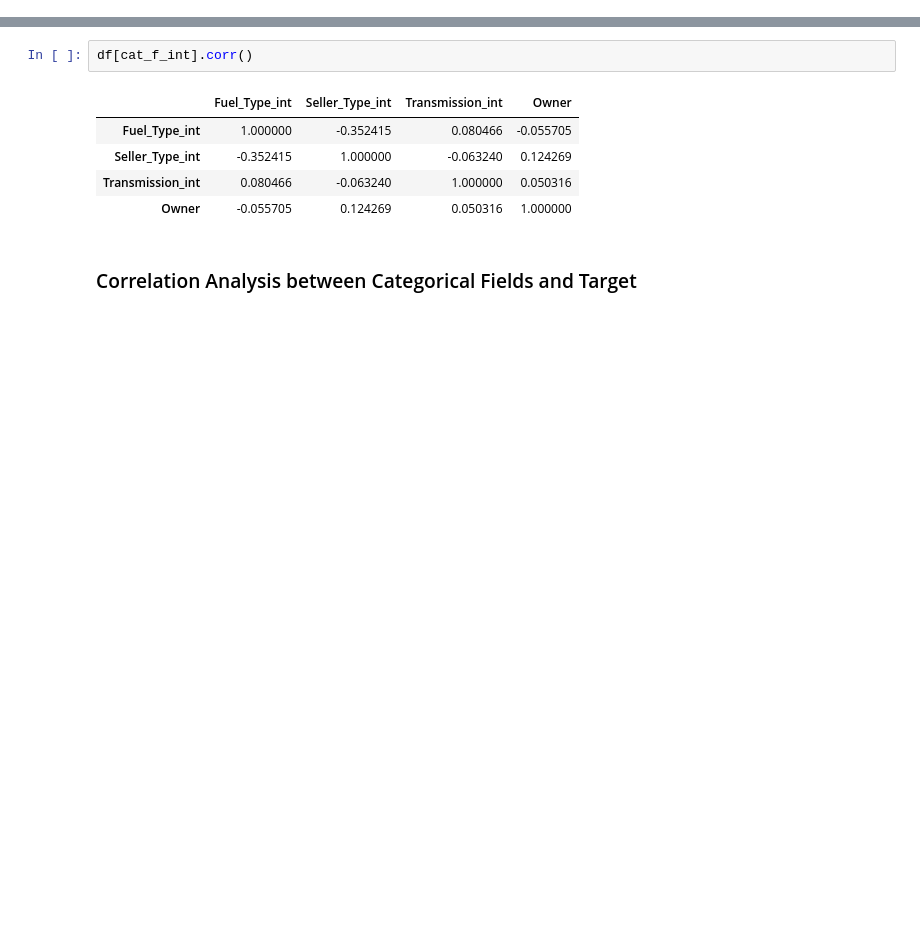
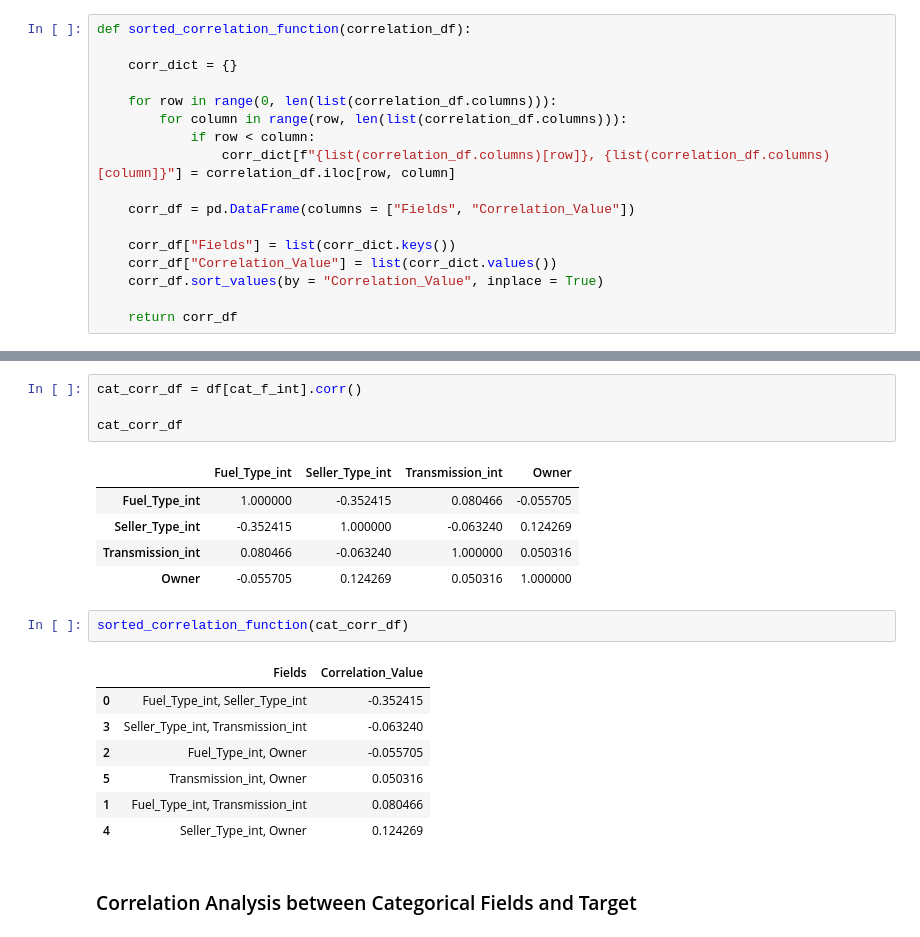
Before and after one commit to mamishere/Car-Dataset, a Jupyter notebook: Car-Dataset.ipynb, the cells around one changed output, grey strips where cells are left out. Drawn from its saved outputs; the diff is of its cells as text; blank space fills up the shorter version.

Commit message:
Correlation Analysis

```diff
--- a/Car-Dataset.ipynb
+++ b/Car-Dataset.ipynb
@@ -339,5 +339,22 @@ cat_f_int
 [Project Content](#0)
 # %% [markdown]
 ## 8. Correlation Analysis <a id = 8></a>
+# %%
+def sorted_correlation_function(correlation_df):
+
+    corr_dict = {}
+
+    for row in range(0, len(list(correlation_df.columns))):
+        for column in range(row, len(list(correlation_df.columns))):
+            if row < column:
+                corr_dict[f"{list(correlation_df.columns)[row]}, {list(correlation_df.columns)[column]}"] = correlation_df.iloc[row, column]
+
+    corr_df = pd.DataFrame(columns = ["Fields", "Correlation_Value"])
+
+    corr_df["Fields"] = list(corr_dict.keys())
+    corr_df["Correlation_Value"] = list(corr_dict.values())
+    corr_df.sort_values(by = "Correlation_Value", inplace = True)
+
+    return corr_df
 # %% [markdown]
 ### Analysis between Numeric Fields Among Themselves
@@ -368,13 +388,25 @@ df[num_f].corr()[["Year", "Present_Price", "Kms_Driven"]]
 # %% [markdown]
 ### Correlation Analysis between Categorical Among Themselves
 # %%
-df[cat_f_int].corr()
+cat_corr_df = df[cat_f_int].corr()
+
+cat_corr_df
 # %% [output]
 |  | Fuel_Type_int | Seller_Type_int | Transmission_int | Owner |
 | Fuel_Type_int | 1.000000 | -0.352415 | 0.080466 | -0.055705 |
 | Seller_Type_int | -0.352415 | 1.000000 | -0.063240 | 0.124269 |
 | Transmission_int | 0.080466 | -0.063240 | 1.000000 | 0.050316 |
 | Owner | -0.055705 | 0.124269 | 0.050316 | 1.000000 |
+# %%
+sorted_correlation_function(cat_corr_df)
+# %% [output]
+|  | Fields | Correlation_Value |
+| 0 | Fuel_Type_int, Seller_Type_int | -0.352415 |
+| 3 | Seller_Type_int, Transmission_int | -0.063240 |
+| 2 | Fuel_Type_int, Owner | -0.055705 |
+| 5 | Transmission_int, Owner | 0.050316 |
+| 1 | Fuel_Type_int, Transmission_int | 0.080466 |
+| 4 | Seller_Type_int, Owner | 0.124269 |
 # %% [markdown]
 ### Correlation Analysis between Categorical Fields and Target
 # %%
```
Also changed, not shown: parts of 8 cells of this notebook.
